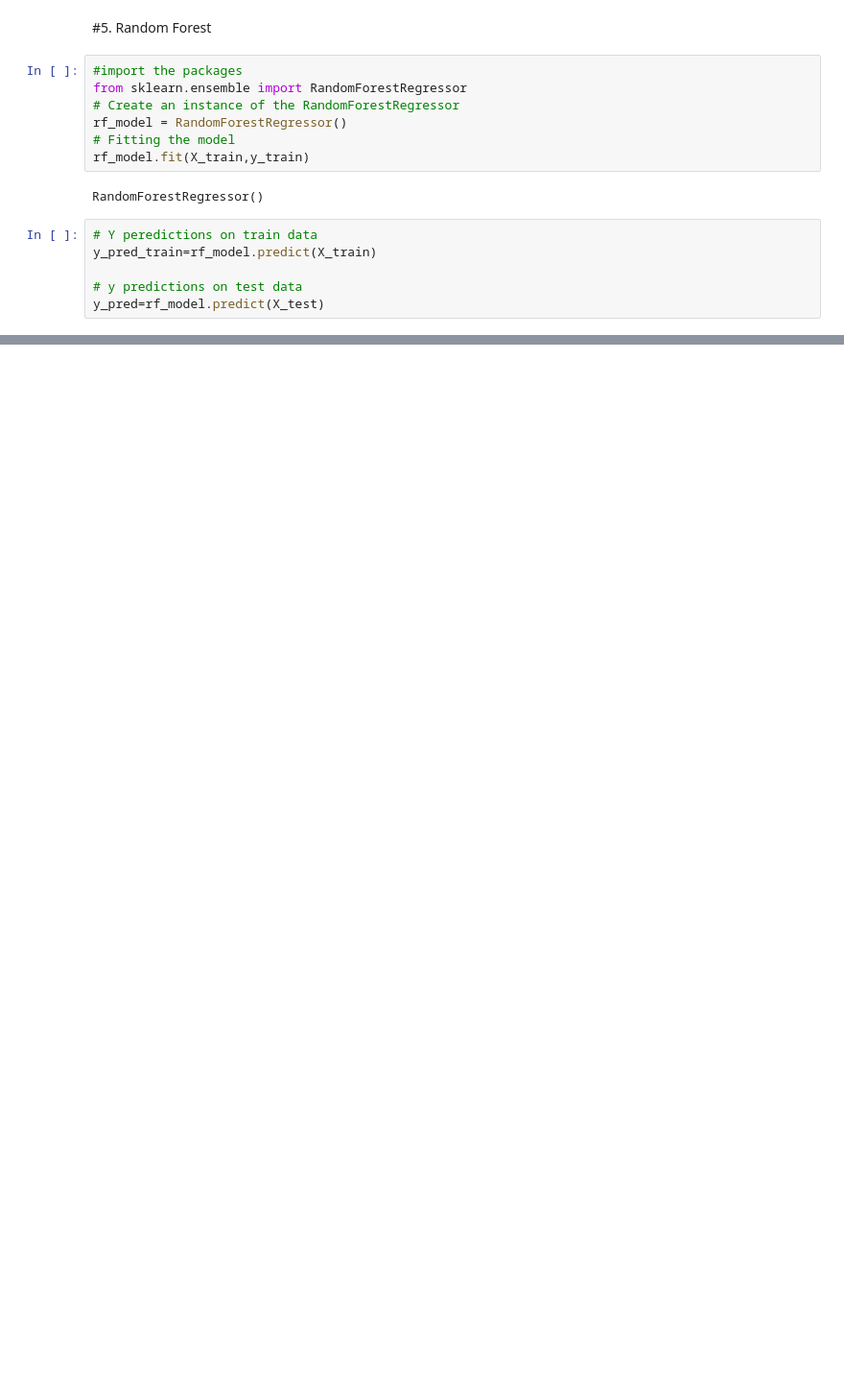
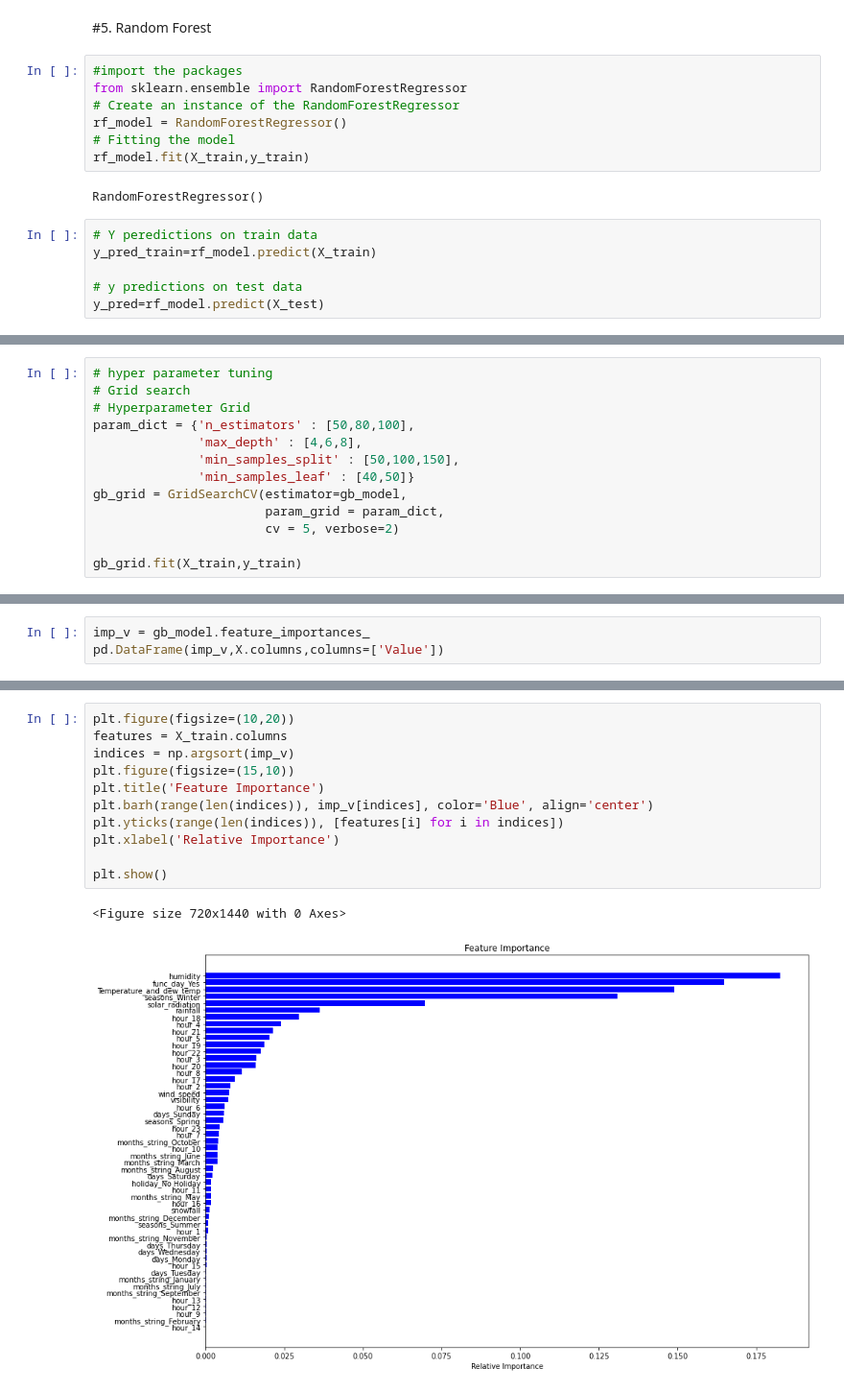
Before and after one commit to SujitbMusale/Supervised-ML-Regression--Seoul-Bike-Sharing-Demand-Prediction, a Jupyter notebook: Copy_of_Bike_Sharing_Demand_Prediction_Capstone_Project.ipynb, the cells around one changed output, grey strips where cells are left out. Shown at 96% size. Saved outputs shown, nothing was run; the diff lists cells and outputs as text; blank space fills up the shorter version.

```diff
--- a/Copy_of_Bike_Sharing_Demand_Prediction_Capstone_Project.ipynb
+++ b/Copy_of_Bike_Sharing_Demand_Prediction_Capstone_Project.ipynb
@@ -1092,0 +1143,13 @@ plt.show()
+# %%
+# hyper parameter tuning
+# Grid search
+# Hyperparameter Grid
+param_dict = {'n_estimators' : [50,80,100],
+              'max_depth' : [4,6,8],
+              'min_samples_split' : [50,100,150],
+              'min_samples_leaf' : [40,50]}
+gb_grid = GridSearchCV(estimator=gb_model,
+                       param_grid = param_dict,
+                       cv = 5, verbose=2)
+
+gb_grid.fit(X_train,y_train)
@@ -1092,0 +1196,3 @@ plt.show()
+# %%
+imp_v = gb_model.feature_importances_
+pd.DataFrame(imp_v,X.columns,columns=['Value'])
@@ -1092,0 +1217,14 @@ plt.show()
+# %%
+plt.figure(figsize=(10,20))
+features = X_train.columns
+indices = np.argsort(imp_v)
+plt.figure(figsize=(15,10))
+plt.title('Feature Importance')
+plt.barh(range(len(indices)), imp_v[indices], color='Blue', align='center')
+plt.yticks(range(len(indices)), [features[i] for i in indices])
+plt.xlabel('Relative Importance')
+
+plt.show()
+# %% [output]
+<Figure size 720x1440 with 0 Axes>
+[figure, added]
```
Also changed, not shown: parts of 43 cells of this notebook.
